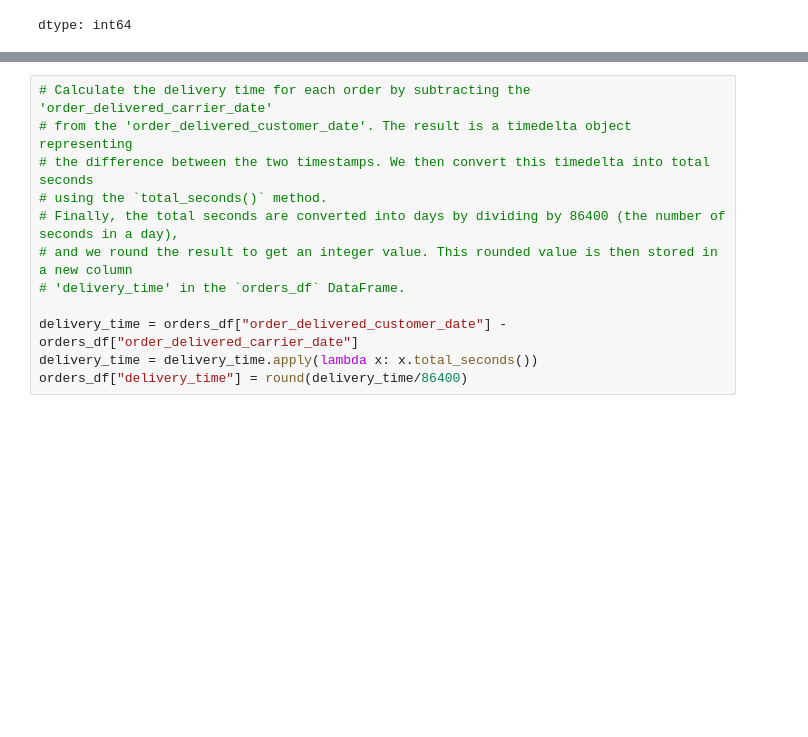
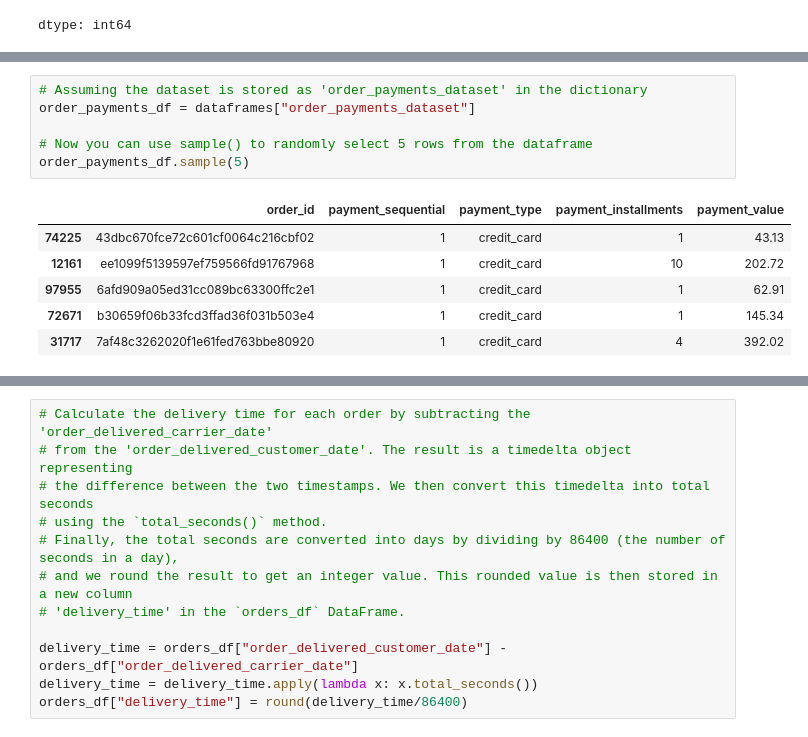
Before and after one commit to AdySU22/Submission_DicodingxBangkit_Data_Analytics, a Jupyter notebook: Proyek_Analisis_Data_Dicoding_x_Bangkit.ipynb, the cells around one changed output, grey strips where cells are left out. Drawn from its saved outputs; the diff is of its cells as text; blank space fills up the shorter version.

```diff
--- a/Proyek_Analisis_Data_Dicoding_x_Bangkit.ipynb
+++ b/Proyek_Analisis_Data_Dicoding_x_Bangkit.ipynb
@@ -636 +645,14 @@ order_payments.sample(5)
+# %%
+# Assuming the dataset is stored as 'order_payments_dataset' in the dictionary
+order_payments_df = dataframes["order_payments_dataset"]
+
+# Now you can use sample() to randomly select 5 rows from the dataframe
+order_payments_df.sample(5)
+# %% [output]
+|  | order_id | payment_sequential | payment_type | payment_installments | payment_value |
+| 74225 | 43dbc670fce72c601cf0064c216cbf02 | 1 | credit_card | 1 | 43.13 |
+| 12161 | ee1099f5139597ef759566fd91767968 | 1 | credit_card | 10 | 202.72 |
+| 97955 | 6afd909a05ed31cc089bc63300ffc2e1 | 1 | credit_card | 1 | 62.91 |
+| 72671 | b30659f06b33fcd3ffad36f031b503e4 | 1 | credit_card | 1 | 145.34 |
+| 31717 | 7af48c3262020f1e61fed763bbe80920 | 1 | credit_card | 4 | 392.02 |
 # %%
```
Also changed, not shown: parts of 67 cells of this notebook, 3 other files.
